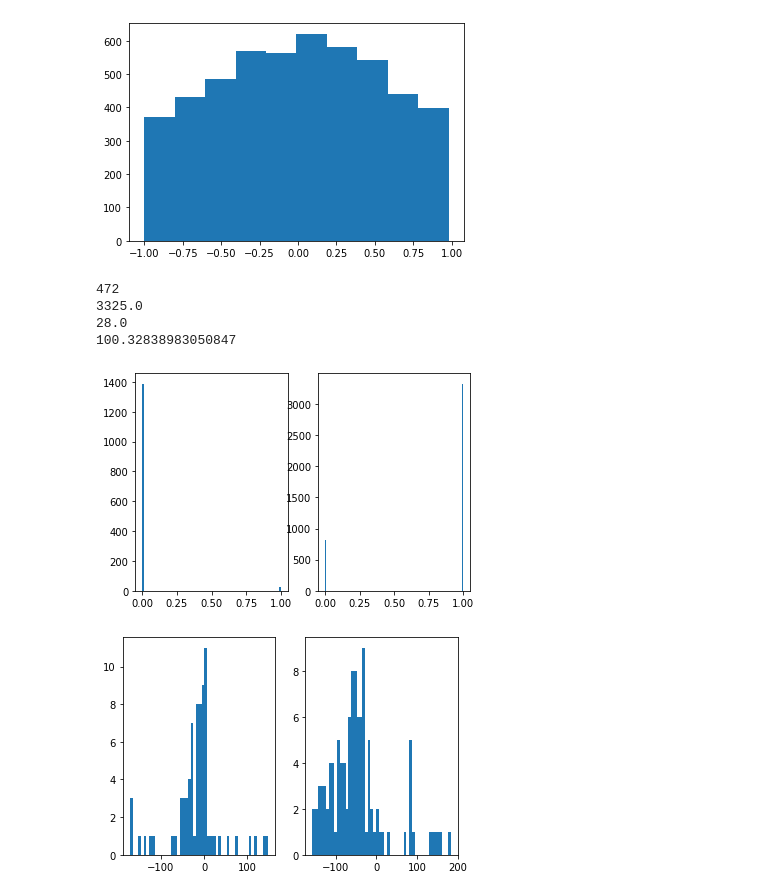
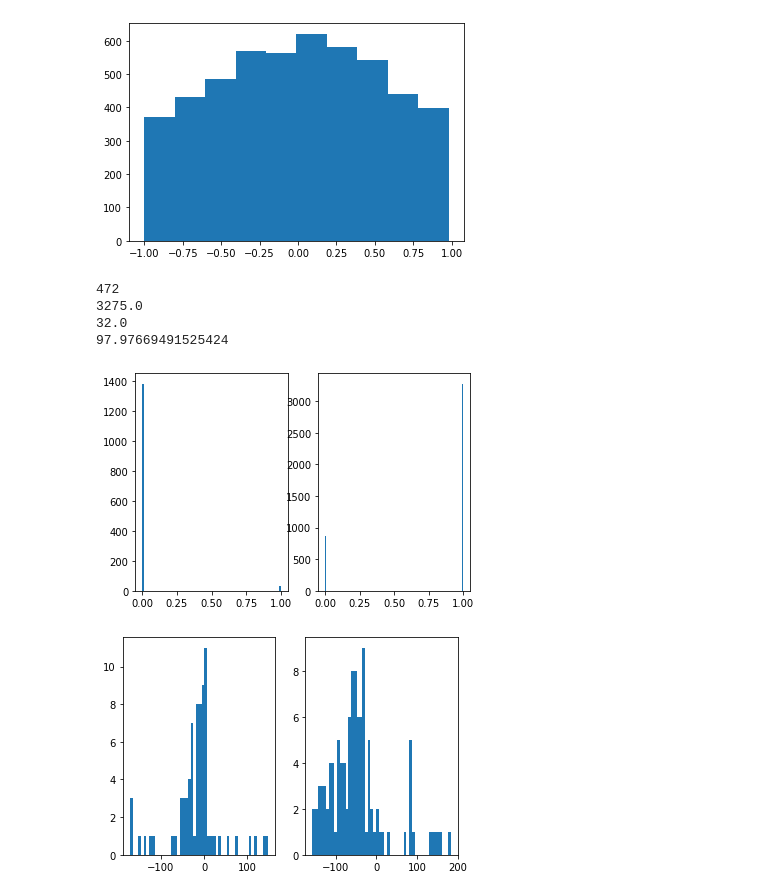
Before and after one commit to Edward-Ji/Auctions11, a Jupyter notebook: log_analyser.ipynb, the cells around one changed output. Cells and saved outputs as stored; diff of their text form; code cells hidden in the pictures.

```diff
--- a/log_analyser.ipynb
+++ b/log_analyser.ipynb
@@ -141,38 +141,38 @@ for game_index, game in enumerate(logs):
             test_stats.append(((x - prob) / sd, 1 / sd))
         # preform additional testing on bidding increment in phase 2 games
         if game["phase"] == b"phase_2" and sum(bid_counts[i].values()) != 0:
             x = inc_sums[i] / sum(bid_counts[i].values()) / 8
             sd = 7  # / math.sqrt(sum(bid_counts[i].values()))
             test_stats.append((x / sd, 1 / sd))
         # merge z-scores using weighted method
         if not test_stats:
             continue
         final_test_stat = sum(map(lambda ts: ts[0] * ts[1], test_stats)) / \
                           math.sqrt(sum(map(lambda ts: ts[1] ** 2, test_stats)))
         # obtain p-value with normal distribution probability function
         p_value = 2 * pnorm(-abs(final_test_stat))
-        judge = p_value < 1e-2
+        judge = p_value < 9e-3
         if game["bots"][i] == b"NPC":
             npc_p_values.append(float(judge))
         elif game["bots"][i] != b"CHRISTIE":
             player_p_values.append(float(judge))
 
 print(game_count)
 print(sum(player_p_values))
 print(sum(npc_p_values))
 print((sum(npc_p_values) * -90
       + sum(player_p_values) * 15) / game_count)
 
 fig, (ax1, ax2) = plt.subplots(1, 2)
 ax1.hist(npc_p_values, bins=100)
 ax2.hist(player_p_values, bins=100)
 plt.show()
 # %% [output]
 472
-3325.0
-28.0
-100.32838983050847
+3275.0
+32.0
+97.97669491525424
-[figure, old version]
+[figure, new version]
 # %%
 # true value
 stage_prob = {
```
Also changed, not shown: 3 other files.
